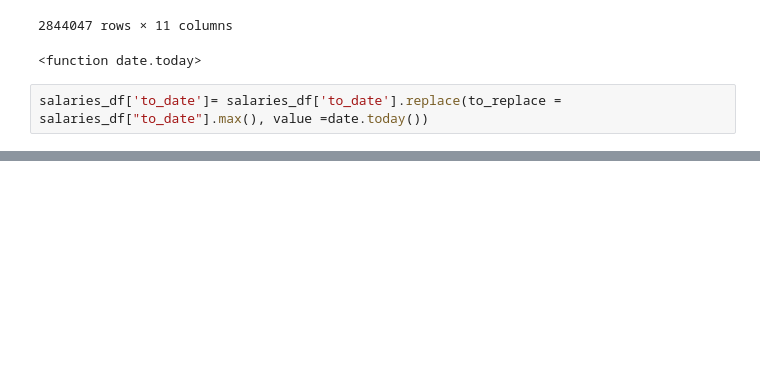
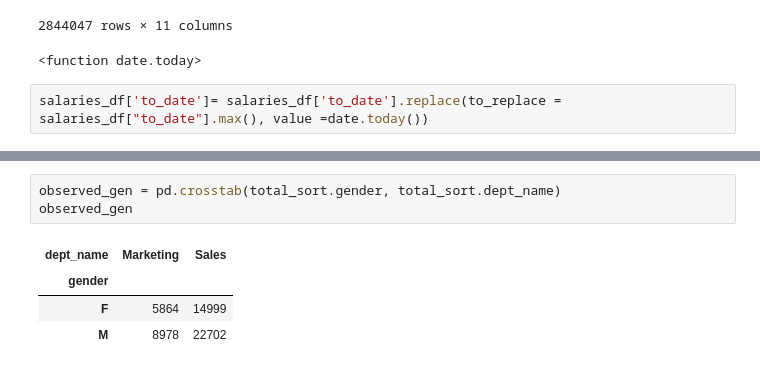
Before and after one commit to albertopuentes/statistics-exercises, a Jupyter notebook: hypothesis_testing.ipynb, the cells around one changed output, grey strips where cells are left out. Drawn from its saved outputs; the diff is of its cells as text; blank space fills up the shorter version.

```diff
--- a/hypothesis_testing.ipynb
+++ b/hypothesis_testing.ipynb
@@ -351,0 +519,8 @@ salaries_df['to_date']= salaries_df['to_date'].replace(to_replace = salaries_df[
+# %%
+observed_gen = pd.crosstab(total_sort.gender, total_sort.dept_name)
+observed_gen
+# %% [output]
+| dept_name | Marketing | Sales |
+| gender |  |  |
+| F | 5864 | 14999 |
+| M | 8978 | 22702 |
```
Also changed, not shown: parts of 21 cells of this notebook.
